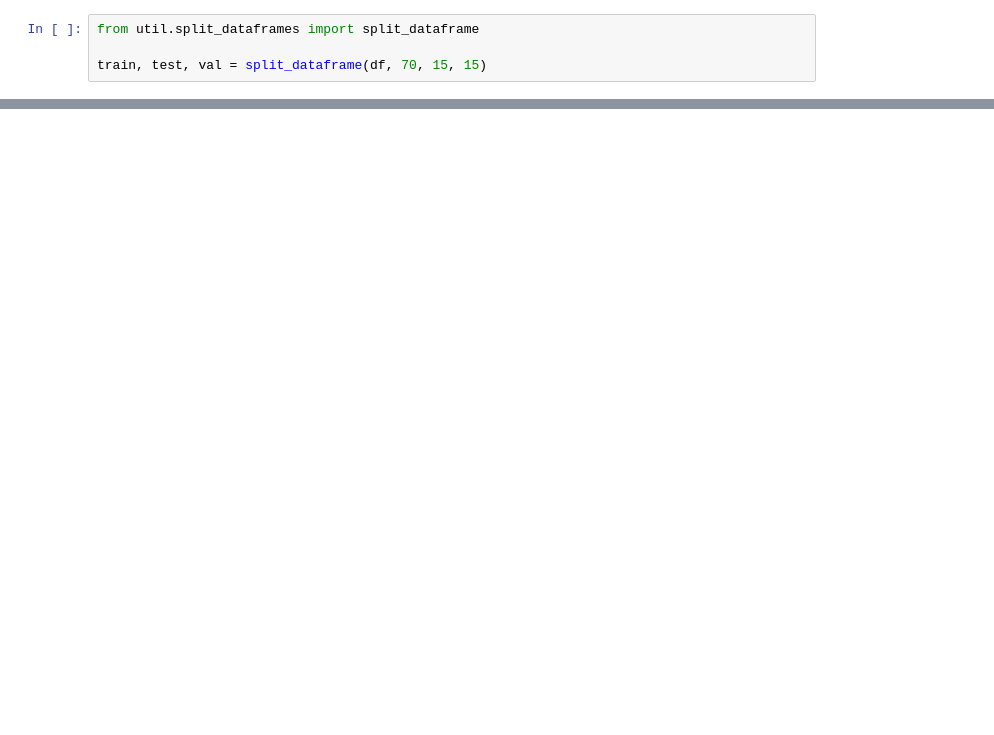
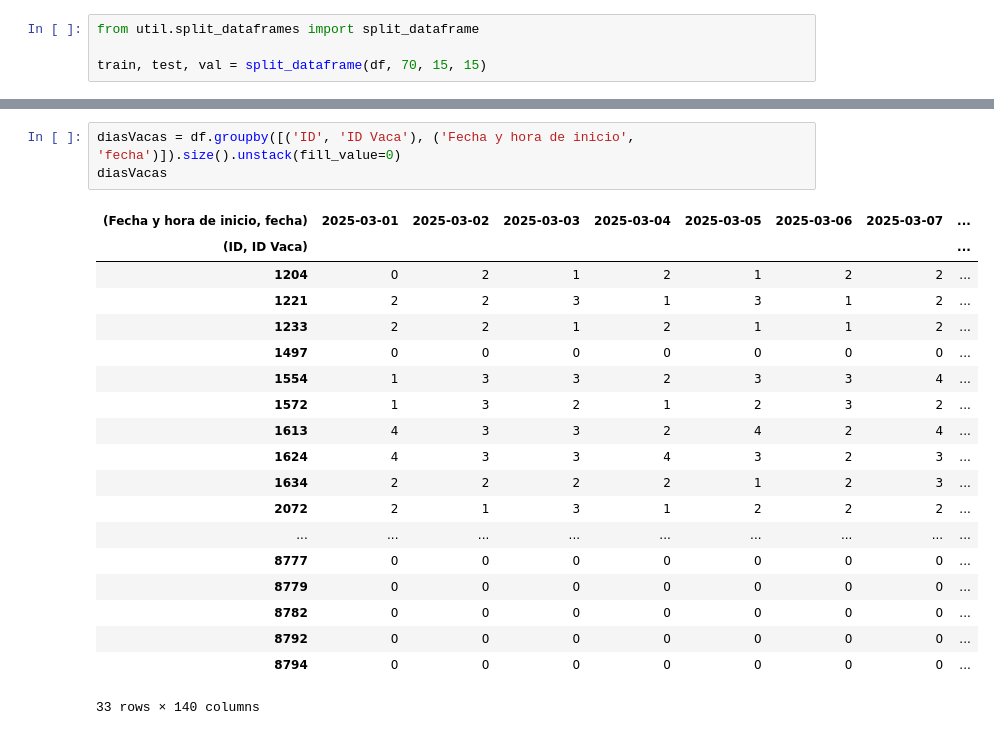
Before and after one commit to DiegoAlfaro1/Reto-ConcentracionIA-Vacas, a Jupyter notebook: prueba.ipynb, the cells around one changed output, grey strips where cells are left out. Saved outputs shown, nothing was run; the diff lists cells and outputs as text; blank space fills up the shorter version.

```diff
--- a/prueba.ipynb
+++ b/prueba.ipynb
@@ -53,0 +159,23 @@ val.head()
+# %%
+diasVacas = df.groupby([('ID', 'ID Vaca'), ('Fecha y hora de inicio', 'fecha')]).size().unstack(fill_value=0)
+diasVacas
+# %% [output]
+| (Fecha y hora de inicio, fecha) | 2025-03-01 | 2025-03-02 | 2025-03-03 | 2025-03-04 | 2025-03-05 | 2025-03-06 | 2025-03-07 | ... |
+| (ID, ID Vaca) |  |  |  |  |  |  |  | ... |
+| 1204 | 0 | 2 | 1 | 2 | 1 | 2 | 2 | ... |
+| 1221 | 2 | 2 | 3 | 1 | 3 | 1 | 2 | ... |
+| 1233 | 2 | 2 | 1 | 2 | 1 | 1 | 2 | ... |
+| 1497 | 0 | 0 | 0 | 0 | 0 | 0 | 0 | ... |
+| 1554 | 1 | 3 | 3 | 2 | 3 | 3 | 4 | ... |
+| 1572 | 1 | 3 | 2 | 1 | 2 | 3 | 2 | ... |
+| 1613 | 4 | 3 | 3 | 2 | 4 | 2 | 4 | ... |
+| 1624 | 4 | 3 | 3 | 4 | 3 | 2 | 3 | ... |
+| 1634 | 2 | 2 | 2 | 2 | 1 | 2 | 3 | ... |
+| 2072 | 2 | 1 | 3 | 1 | 2 | 2 | 2 | ... |
+| ... | ... | ... | ... | ... | ... | ... | ... | ... |
+| 8777 | 0 | 0 | 0 | 0 | 0 | 0 | 0 | ... |
+| 8779 | 0 | 0 | 0 | 0 | 0 | 0 | 0 | ... |
+| 8782 | 0 | 0 | 0 | 0 | 0 | 0 | 0 | ... |
+| 8792 | 0 | 0 | 0 | 0 | 0 | 0 | 0 | ... |
+| 8794 | 0 | 0 | 0 | 0 | 0 | 0 | 0 | ... |
+33 rows × 140 columns
```
Also changed, not shown: parts of 10 cells of this notebook, 1 other file.
